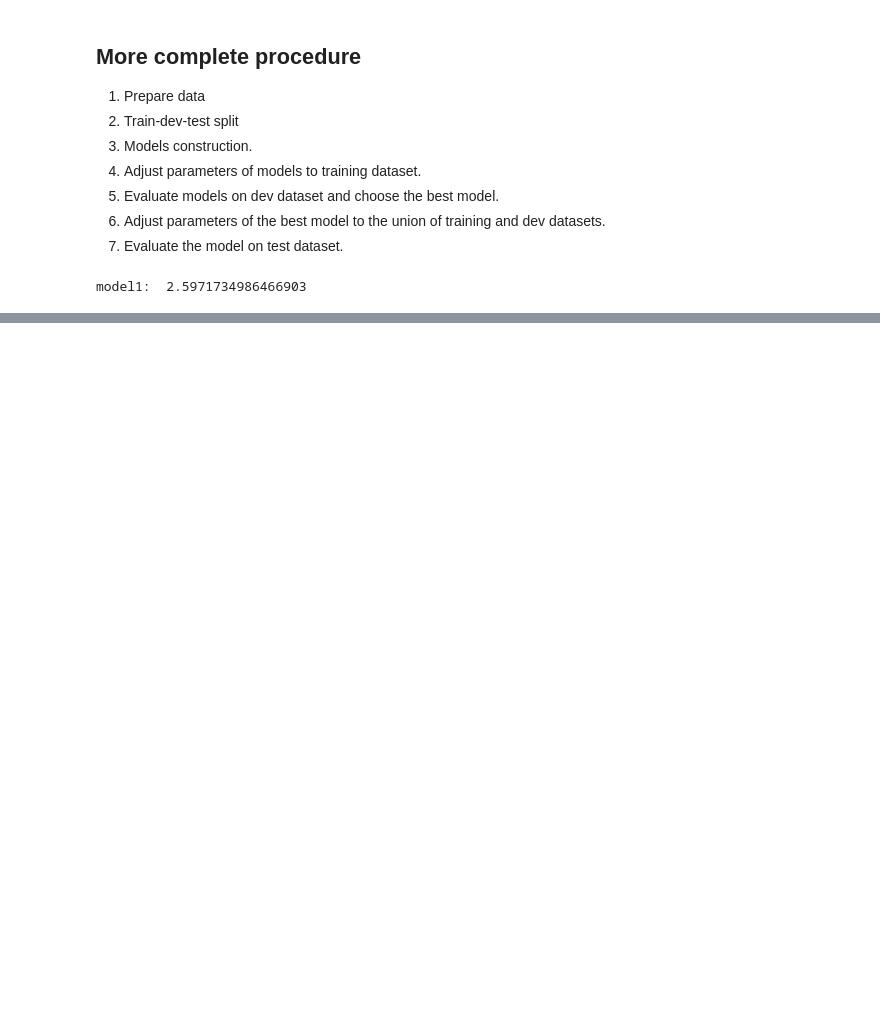
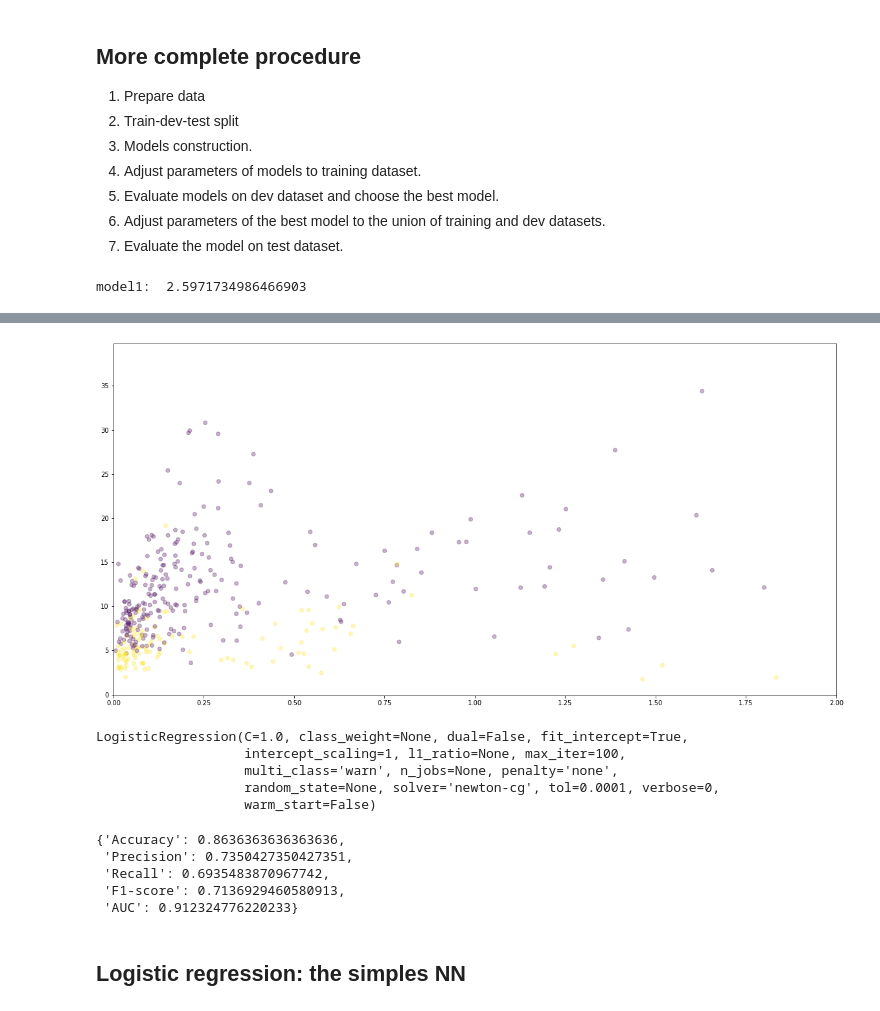
Before and after one commit to sbartek/intro-to-pytorch, a Jupyter notebook: 005-into-ml.ipynb, the cells around one changed output, grey strips where cells are left out. Drawn from its saved outputs; the diff is of its cells as text; code cells hidden in the pictures; blank space fills up the shorter version.

```diff
--- a/005-into-ml.ipynb
+++ b/005-into-ml.ipynb
@@ -162,0 +246,4 @@ model1:  2.5971734986466903
+# %%
+# 1. Prepare data
+X = boston.data[:, [0, 12]]
+y = boston.target > 25 # if a meadian house value is greater then 25k
@@ -162,0 +263,16 @@ model1:  2.5971734986466903
+# %%
+plt.scatter(X[:,0], X[:,1], c=y, alpha=0.3)
+plt.xlim(0, 2)
+plt.show()
+# %% [output]
+[figure, added]
+# %%
+from sklearn.linear_model import LogisticRegression
+logreg_model = LogisticRegression(penalty='none', solver="newton-cg")
+logreg_model.fit(X, y)
+# %% [output]
+LogisticRegression(C=1.0, class_weight=None, dual=False, fit_intercept=True,
+                   intercept_scaling=1, l1_ratio=None, max_iter=100,
+                   multi_class='warn', n_jobs=None, penalty='none',
+                   random_state=None, solver='newton-cg', tol=0.0001, verbose=0,
+                   warm_start=False)
@@ -162,0 +282,21 @@ model1:  2.5971734986466903
+# %%
+from sklearn.metrics import accuracy_score, precision_score, recall_score, f1_score, roc_auc_score
+
+def evaluate_classification(y, y_hat, y_proba):
+    return {
+        "Accuracy": accuracy_score(y, y_hat),
+        "Precision": precision_score(y, y_hat),
+        "Recall": recall_score(y, y_hat),
+        "F1-score": f1_score(y, y_hat),
+        "AUC": roc_auc_score(y, y_proba),
+    }
+
+evaluate_classification(y, y_hat, y_proba)
+# %% [output]
+{'Accuracy': 0.8636363636363636,
+ 'Precision': 0.7350427350427351,
+ 'Recall': 0.6935483870967742,
+ 'F1-score': 0.7136929460580913,
+ 'AUC': 0.912324776220233}
+# %% [markdown]
+## Logistic regression: the simples NN
```
Also changed, not shown: parts of 26 cells of this notebook, 2 other files.
